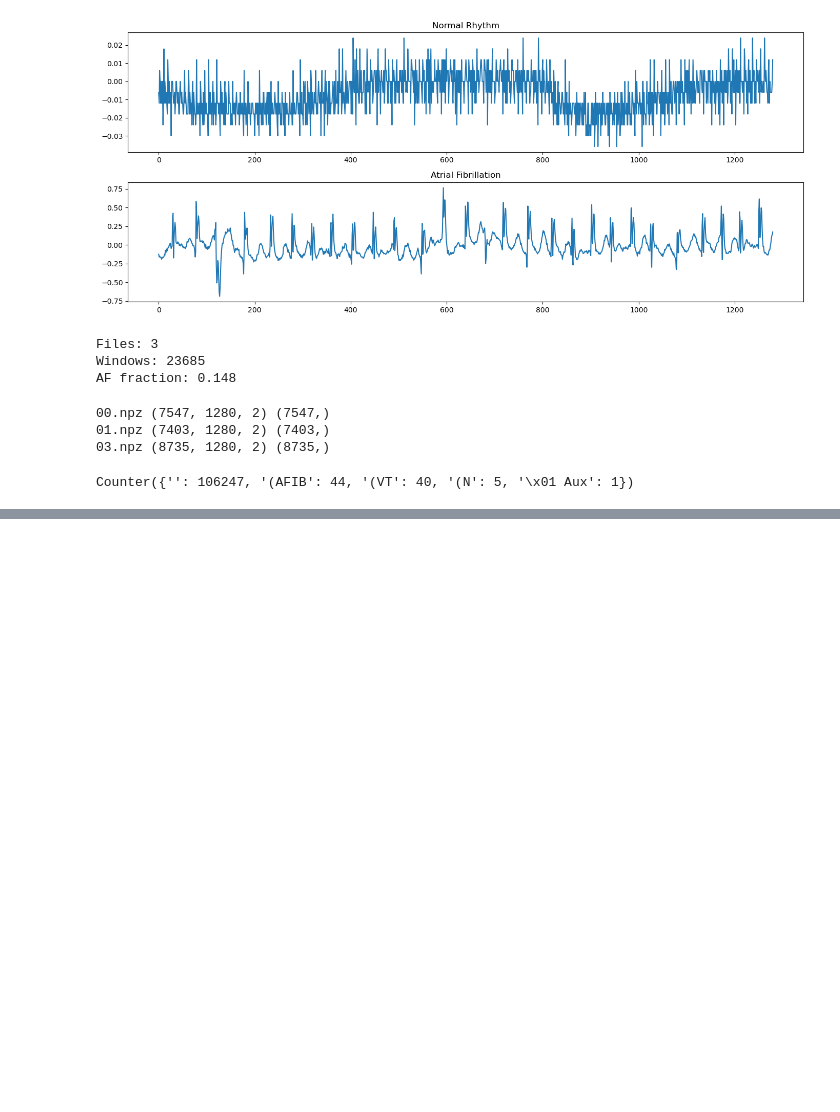
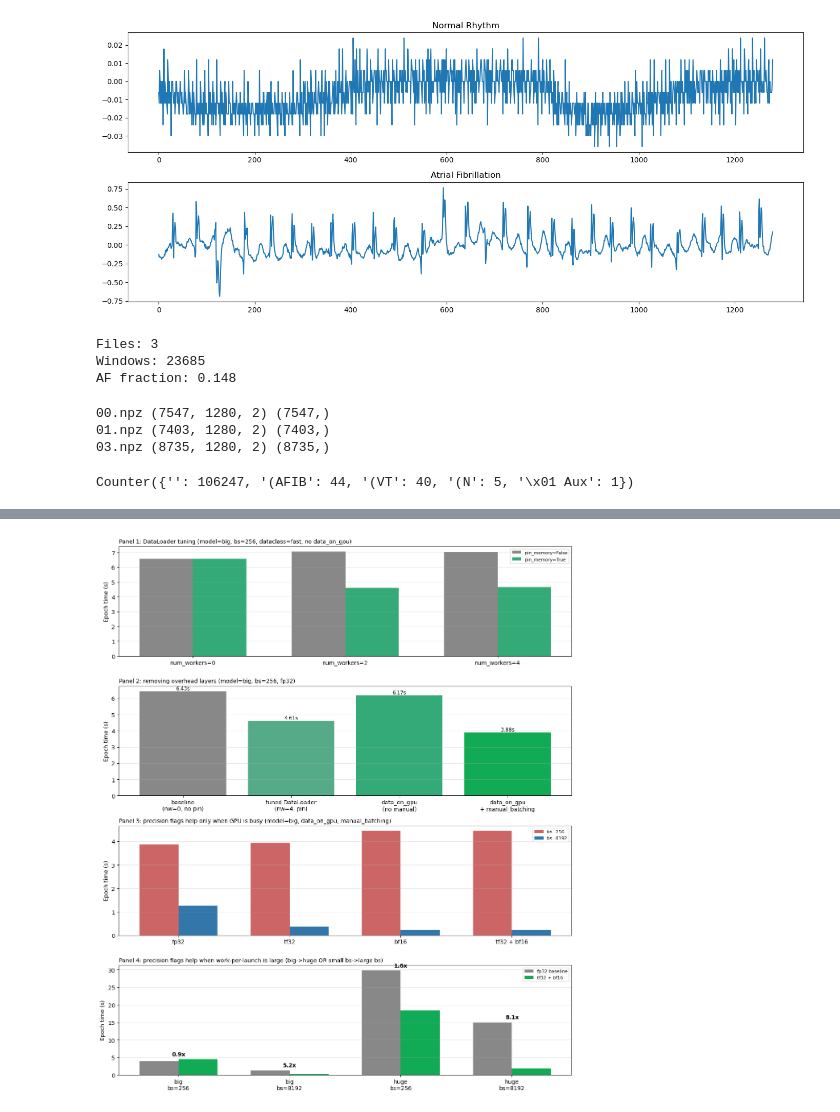
Before and after one commit to koros/ecg_ai, a Jupyter notebook: notebooks/visualise_data.ipynb, the cells around one changed output, grey strips where cells are left out. Drawn from its saved outputs; the diff is of its cells as text; code cells hidden in the pictures; blank space fills up the shorter version.

```diff
--- a/notebooks/visualise_data.ipynb
+++ b/notebooks/visualise_data.ipynb
@@ -365,0 +368,4 @@ fig = plot_resources("../slurm/train_MLP_gpu_h100.csv")
+# %%
+fig = plot_all("../slurm/benchmark_combined.csv")   # path relative to your notebook
+# %% [output]
+[figure, added]
```
Also changed, not shown: parts of 3 cells of this notebook, 25 other files.
